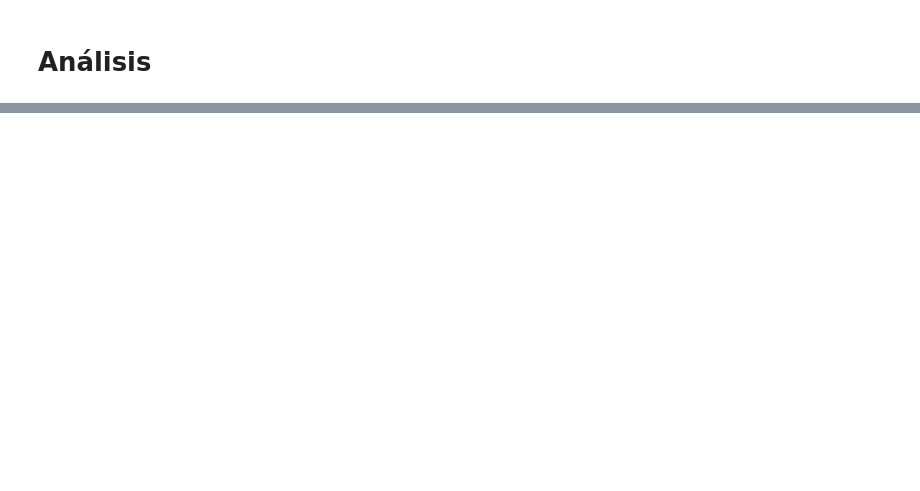
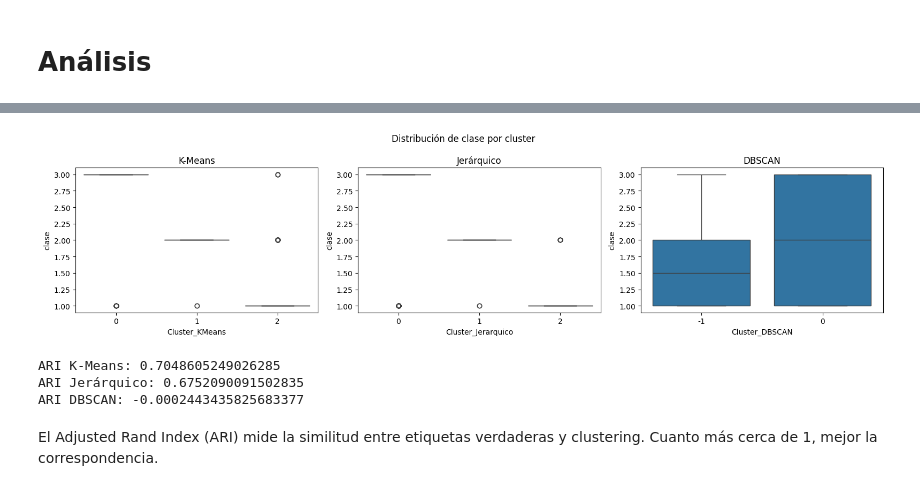
Before and after one commit to 100495699/Clustering_, a Jupyter notebook: Clustering.ipynb, the cells around one changed output, grey strips where cells are left out. Drawn from its saved outputs; the diff is of its cells as text; code cells hidden in the pictures; blank space fills up the shorter version.

```diff
--- a/Clustering.ipynb
+++ b/Clustering.ipynb
@@ -487,0 +524,40 @@ Número de outliers encontrados: 10
+# %%
+
+df_boxplot = dataset.copy()
+df_boxplot["Cluster_KMeans"] = kmeans_labels
+df_boxplot["Cluster_Jerarquico"] = hierarchical_labels
+df_boxplot["Cluster_DBSCAN"] = dbscan_labels
+
+columnas_a_mostrar = ["clase"]
+
+for col in columnas_a_mostrar:
+    plt.figure(figsize=(16, 4))
+    plt.suptitle(f"Distribución de {col} por cluster")
+
+    plt.subplot(1, 3, 1)
+    sns.boxplot(x="Cluster_KMeans", y=col, data=df_boxplot)
+    plt.title("K-Means")
+
+    plt.subplot(1, 3, 2)
+    sns.boxplot(x="Cluster_Jerarquico", y=col, data=df_boxplot)
+    plt.title("Jerárquico")
+
+    plt.subplot(1, 3, 3)
+    sns.boxplot(x="Cluster_DBSCAN", y=col, data=df_boxplot)
+    plt.title("DBSCAN")
+
+    plt.tight_layout()
+    plt.show()
+
+from sklearn.metrics import adjusted_rand_score
+
+print("ARI K-Means:", adjusted_rand_score(y, kmeans_labels))
+print("ARI Jerárquico:", adjusted_rand_score(y, hierarchical_labels))
+print("ARI DBSCAN:", adjusted_rand_score(y, dbscan_labels))
+# %% [output]
+[figure, added]
+ARI K-Means: 0.7048605249026285
+ARI Jerárquico: 0.6752090091502835
+ARI DBSCAN: -0.0002443435825683377
+# %% [markdown]
+El Adjusted Rand Index (ARI) mide la similitud entre etiquetas verdaderas y clustering. Cuanto más cerca de 1, mejor la correspondencia.
```
Also changed, not shown: parts of 6 cells of this notebook.
